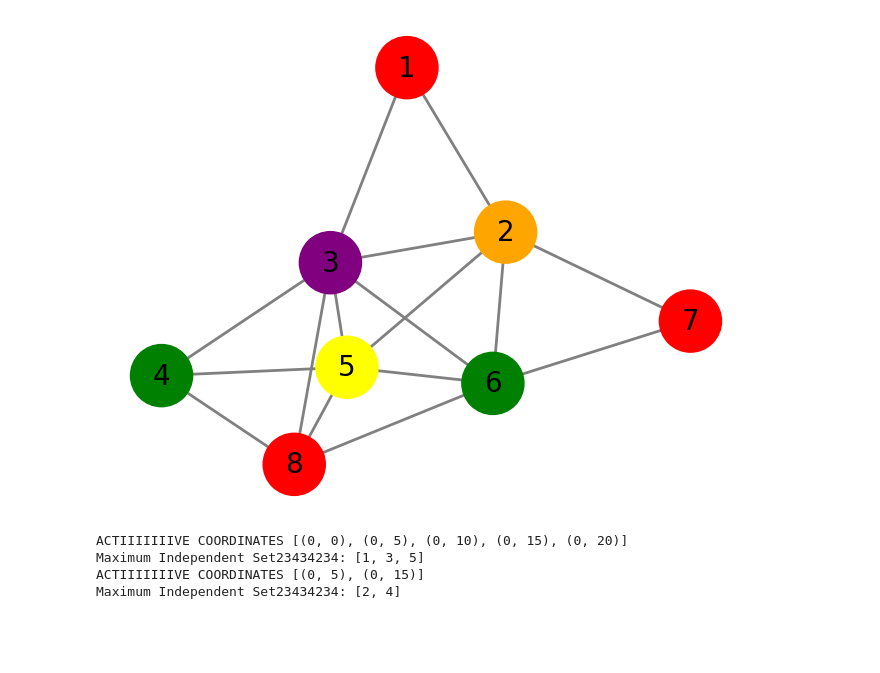
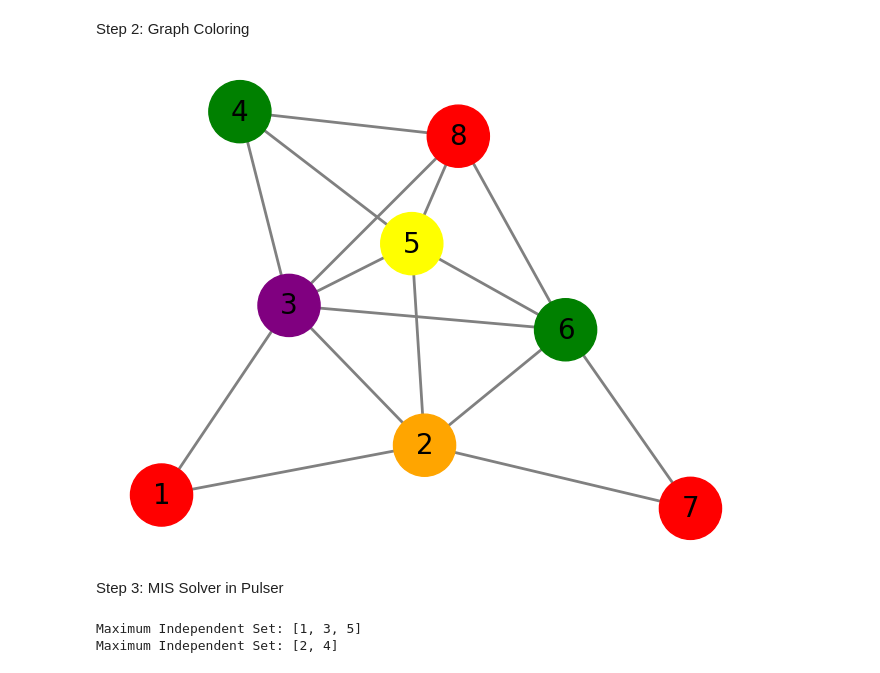
Before and after one commit to Gogolexicomatisation/Graph-Coloring, a Jupyter notebook: simulation.ipynb, the cells around one changed output. Cells and saved outputs as stored; diff of their text form; code cells hidden in the pictures; blank space fills up the shorter version.

```diff
--- a/simulation.ipynb
+++ b/simulation.ipynb
@@ -29,32 +35,46 @@ graph.visualize()
-# %%
-# Example
-
-vert = 8
-
-graph = Graph(vert)
-graph.add_adjacency_list(adjacent_list)
-graph.color_graph(graph_coloring(adjacent_list, vert))
-graph.visualize()
-# %% [output]
-[figure, removed]
+# %% [markdown]
+Step 2: Graph Coloring
+# %%
+# Create graph
+graph_classic = Graph(vertices)
+
+# Create adjacency list (using step1 data)
+graph_classic.add_adjacency_list(adjacent_list)
+
+# Color graph by repetitively calling MIS (see step2.py)
+graph_classic.color_graph(graph_coloring(adjacent_list, vertices))
+
+# Plot Graph
+graph_classic.visualize()
+# %% [output]
+[figure, added]
+# %% [markdown]
+Step 3: MIS Solver in Pulser
 # %%
+# Example with antennas located on a straight line at 5km intervals
 antenna_1 = (0, 0)
 antenna_2 = (0, 5)
 antenna_3 = (0, 10)
 antenna_4 = (0, 15)
 antenna_5 = (0, 20)
 
-antennas = [antenna_1, antenna_2, antenna_3, antenna_4, antenna_5]
-maximum_distance = 5
+# Create list out of antenna's coordinates
+antennas_2 = [antenna_1, antenna_2, antenna_3, antenna_4, antenna_5]
+maximum_interference_distance = 5
 
-active_qubits = list(range(len(antennas)))
-phase1 = pulser_MIS(antennas, maximum_distance)
+active_qubits = list(range(len(antennas_2)))
 
-active_qubits = [i for i, bit in enumerate(phase1) if bit == '0' and i in active_qubits]
-phase2 = pulser_MIS(antennas, maximum_distance, active_qubits)
-active_qubits = [i for i, bit in enumerate(phase2) if bit == '0' and i in active_qubits]
+# MIS (see step3.py)
+mis_1 = pulser_MIS(antennas_2, maximum_interference_distance)
+
+# Remove the colored antennas
+active_qubits = [i for i, bit in enumerate(mis_1) if bit == '0' and i in active_qubits]
+
+# MIS
+mis_2 = pulser_MIS(antennas_2, maximum_interference_distance, active_qubits)
+
+# Remove the colored antennas
+active_qubits = [i for i, bit in enumerate(mis_2) if bit == '0' and i in active_qubits]
 # %% [output]
-ACTIIIIIIIVE COORDINATES [(0, 0), (0, 5), (0, 10), (0, 15), (0, 20)]
-Maximum Independent Set23434234: [1, 3, 5]
-ACTIIIIIIIVE COORDINATES [(0, 5), (0, 15)]
-Maximum Independent Set23434234: [2, 4]
+Maximum Independent Set: [1, 3, 5]
+Maximum Independent Set: [2, 4]
```
Also changed, not shown: parts of 7 cells of this notebook, 3 other files.
